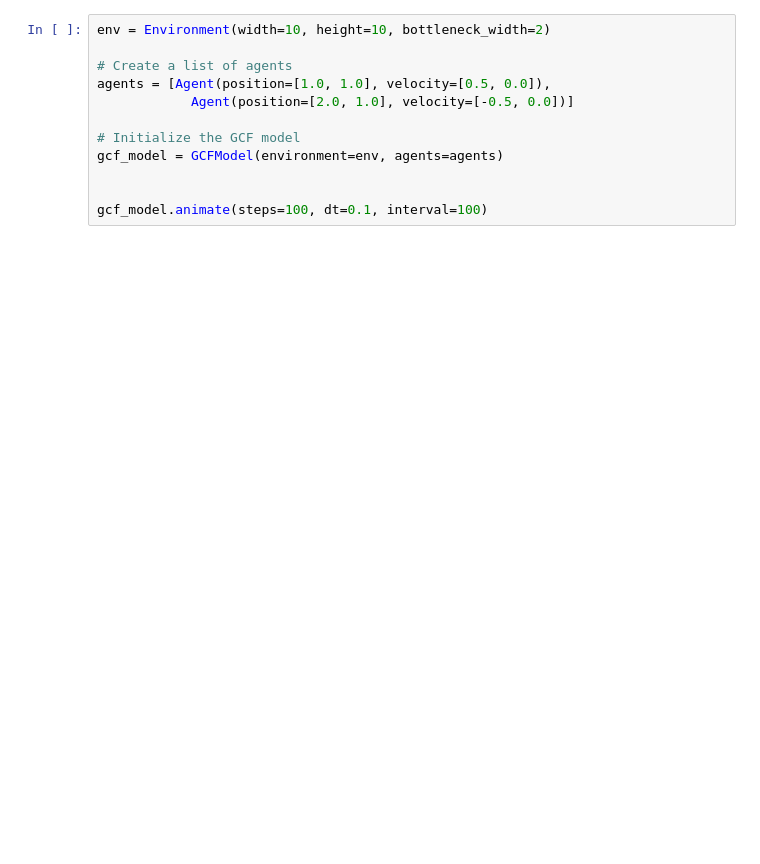
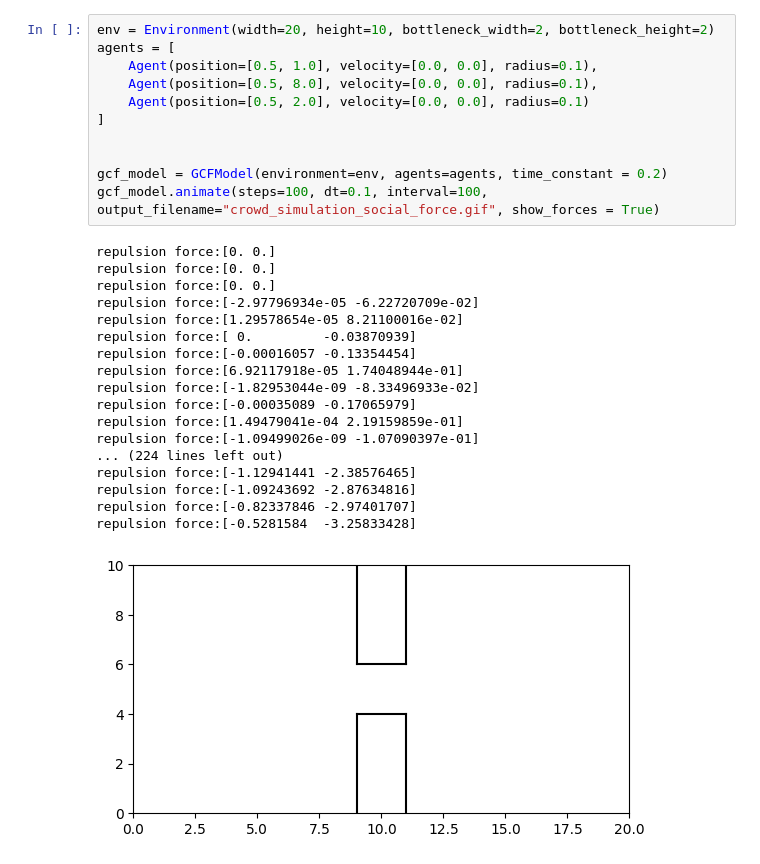
Before and after one commit to s2013568/DEM_test, a Jupyter notebook: Ageng_based_simulation/Force_based_model/test.ipynb, the cells around one changed output. Drawn from its saved outputs; the diff is of its cells as text; blank space fills up the shorter version.

Commit message:
Implmented Agent based model. Without wall collisions

```diff
--- a/Ageng_based_simulation/Force_based_model/test.ipynb
+++ b/Ageng_based_simulation/Force_based_model/test.ipynb
@@ -7,12 +5,30 @@ ImportError: cannot import name 'Agent' from 'agent' (c:\Users\Peter\OneDrive -
 # %%
-env = Environment(width=10, height=10, bottleneck_width=2)
-
-# Create a list of agents
-agents = [Agent(position=[1.0, 1.0], velocity=[0.5, 0.0]),
-            Agent(position=[2.0, 1.0], velocity=[-0.5, 0.0])]
-
-# Initialize the GCF model
-gcf_model = GCFModel(environment=env, agents=agents)
+env = Environment(width=20, height=10, bottleneck_width=2, bottleneck_height=2)
+agents = [
+    Agent(position=[0.5, 1.0], velocity=[0.0, 0.0], radius=0.1),
+    Agent(position=[0.5, 8.0], velocity=[0.0, 0.0], radius=0.1),
+    Agent(position=[0.5, 2.0], velocity=[0.0, 0.0], radius=0.1)
+]
 
 
-gcf_model.animate(steps=100, dt=0.1, interval=100)
+gcf_model = GCFModel(environment=env, agents=agents, time_constant = 0.2)
+gcf_model.animate(steps=100, dt=0.1, interval=100, output_filename="crowd_simulation_social_force.gif", show_forces = True)
+# %% [output]
+repulsion force:[0. 0.]
+repulsion force:[0. 0.]
+repulsion force:[0. 0.]
+repulsion force:[-2.97796934e-05 -6.22720709e-02]
+repulsion force:[1.29578654e-05 8.21100016e-02]
+repulsion force:[ 0.         -0.03870939]
+repulsion force:[-0.00016057 -0.13354454]
+repulsion force:[6.92117918e-05 1.74048944e-01]
+repulsion force:[-1.82953044e-09 -8.33496933e-02]
+repulsion force:[-0.00035089 -0.17065979]
+repulsion force:[1.49479041e-04 2.19159859e-01]
+repulsion force:[-1.09499026e-09 -1.07090397e-01]
+... (224 lines left out)
+repulsion force:[-1.12941441 -2.38576465]
+repulsion force:[-1.09243692 -2.87634816]
+repulsion force:[-0.82337846 -2.97401707]
+repulsion force:[-0.5281584  -3.25833428]
+[figure, added]
```
Also changed, not shown: parts of 5 cells of this notebook, 7 other files.
